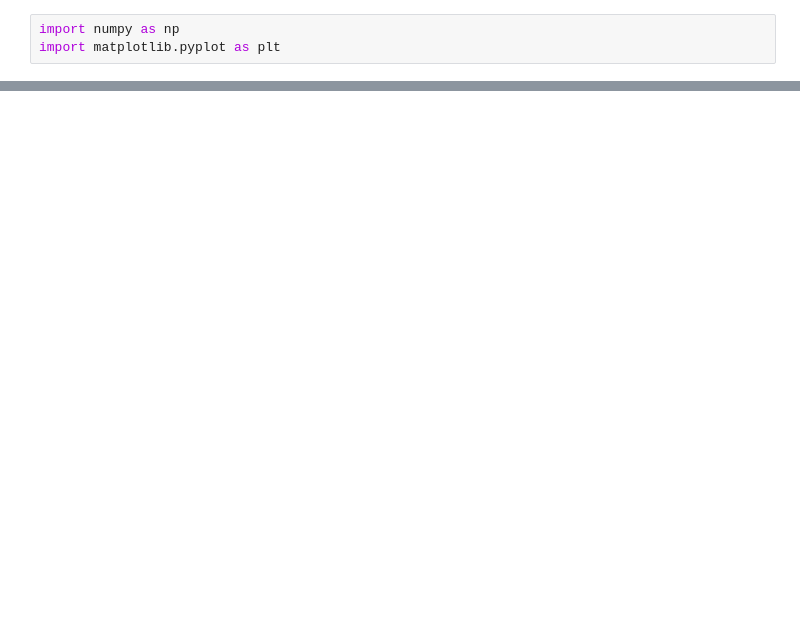
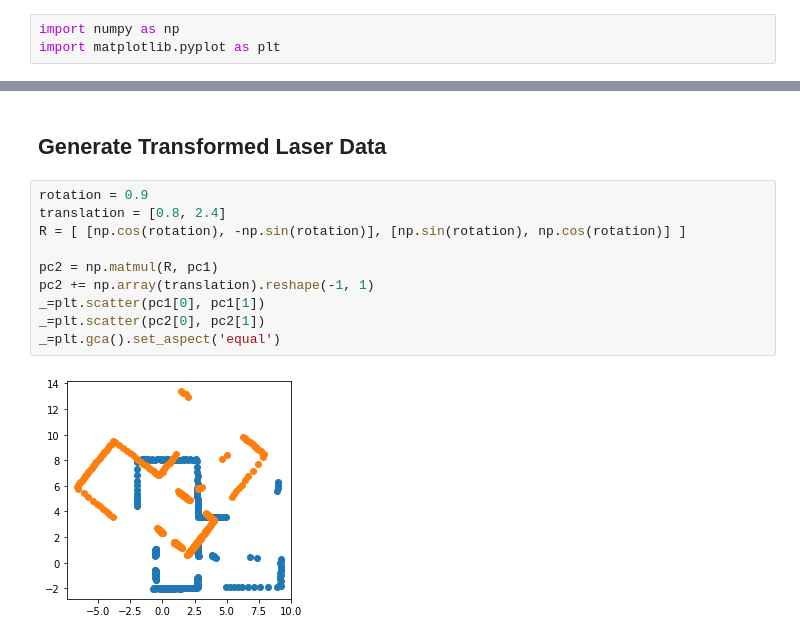
Before and after one commit to salihmarangoz/basic_scan_matcher, a Jupyter notebook: notebook/Untitled.ipynb, the cells around one changed output, grey strips where cells are left out. Saved outputs shown, nothing was run; the diff lists cells and outputs as text; blank space fills up the shorter version.

```diff
--- a/notebook/Untitled.ipynb
+++ b/notebook/Untitled.ipynb
@@ -18,0 +25,14 @@ _=plt.scatter(x,y)
+# %% [markdown]
+## Generate Transformed Laser Data
+# %%
+rotation = 0.9
+translation = [0.8, 2.4]
+R = [ [np.cos(rotation), -np.sin(rotation)], [np.sin(rotation), np.cos(rotation)] ]
+
+pc2 = np.matmul(R, pc1)
+pc2 += np.array(translation).reshape(-1, 1)
+_=plt.scatter(pc1[0], pc1[1])
+_=plt.scatter(pc2[0], pc2[1])
+_=plt.gca().set_aspect('equal')
+# %% [output]
+[figure, added]
```
Also changed, not shown: parts of 13 cells of this notebook, 2 other files.
